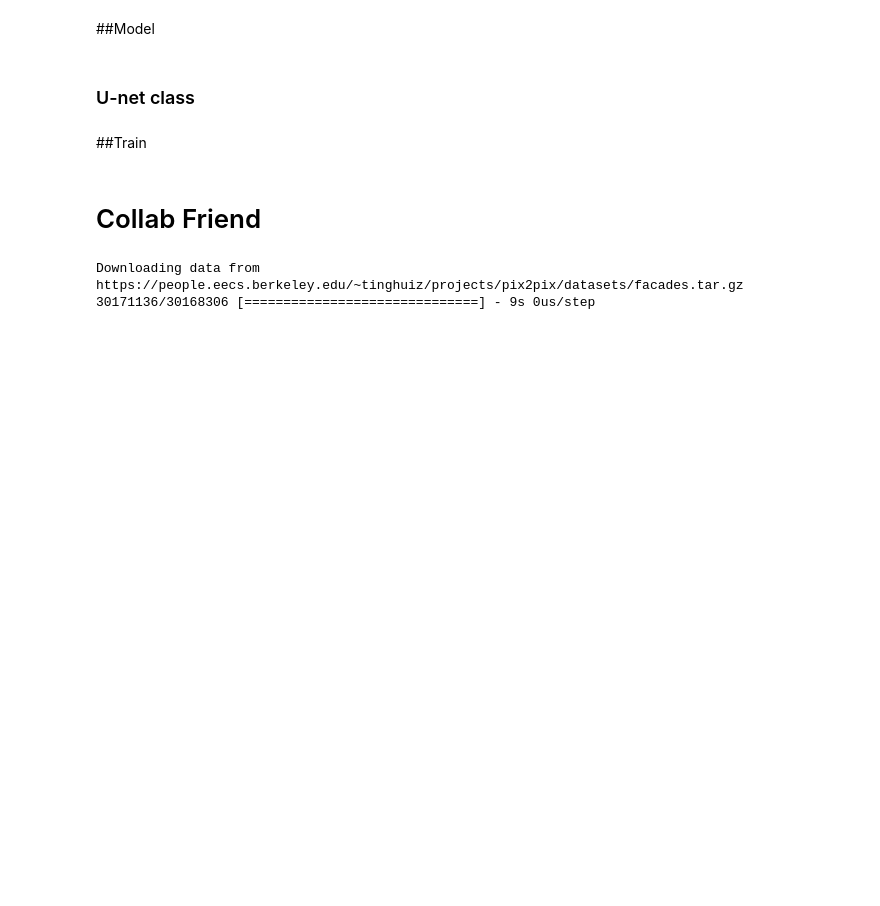
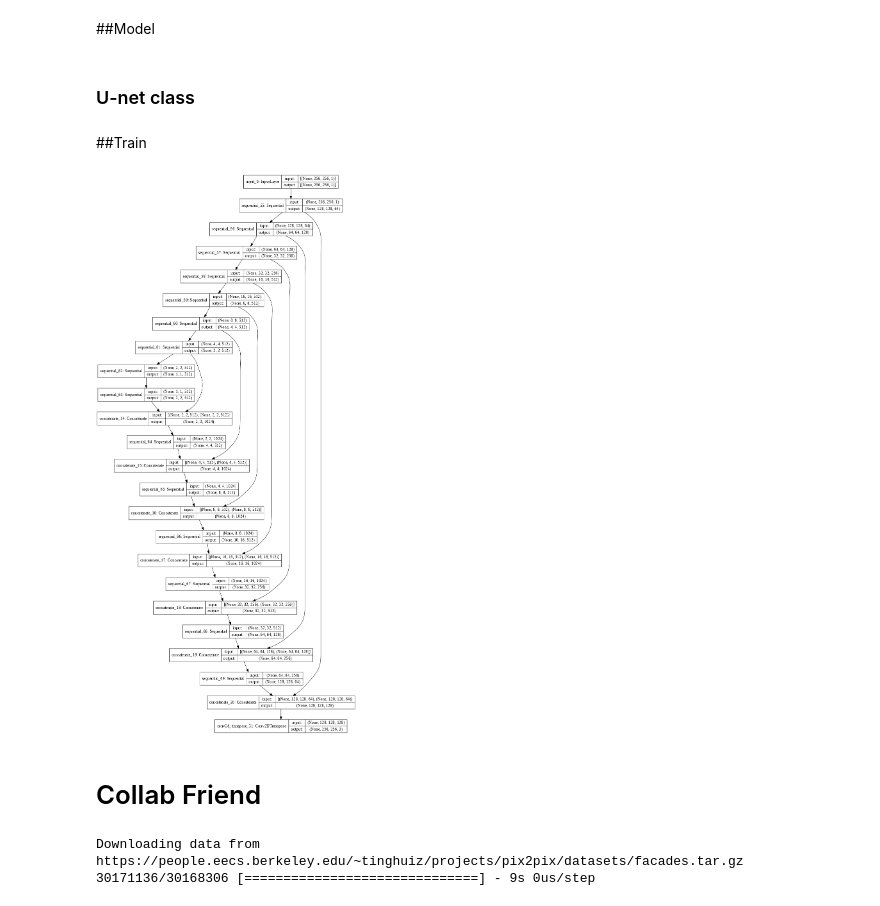
Before and after one commit to AronPerez/CS4933_Project, a Jupyter notebook: CV_GAN.ipynb, the cells around one changed output. Cells and saved outputs as stored; diff of their text form; code cells hidden in the pictures; blank space fills up the shorter version.

Commit message:
Unet unet unet unet!

```diff
--- a/CV_GAN.ipynb
+++ b/CV_GAN.ipynb
@@ -172,5 +201,11 @@ class Unet():
 # %% [markdown]
 ##Train
+# %%
+OUTPUT_CHANNELS = 3
+generator = Unet.Generator()
+tf.keras.utils.plot_model(generator,show_shapes=True,dpi=64)
+# %% [output]
+[figure, added]
 # %% [markdown]
 # Collab Friend
 # %%
```
Also changed, not shown: parts of 2 cells of this notebook.
